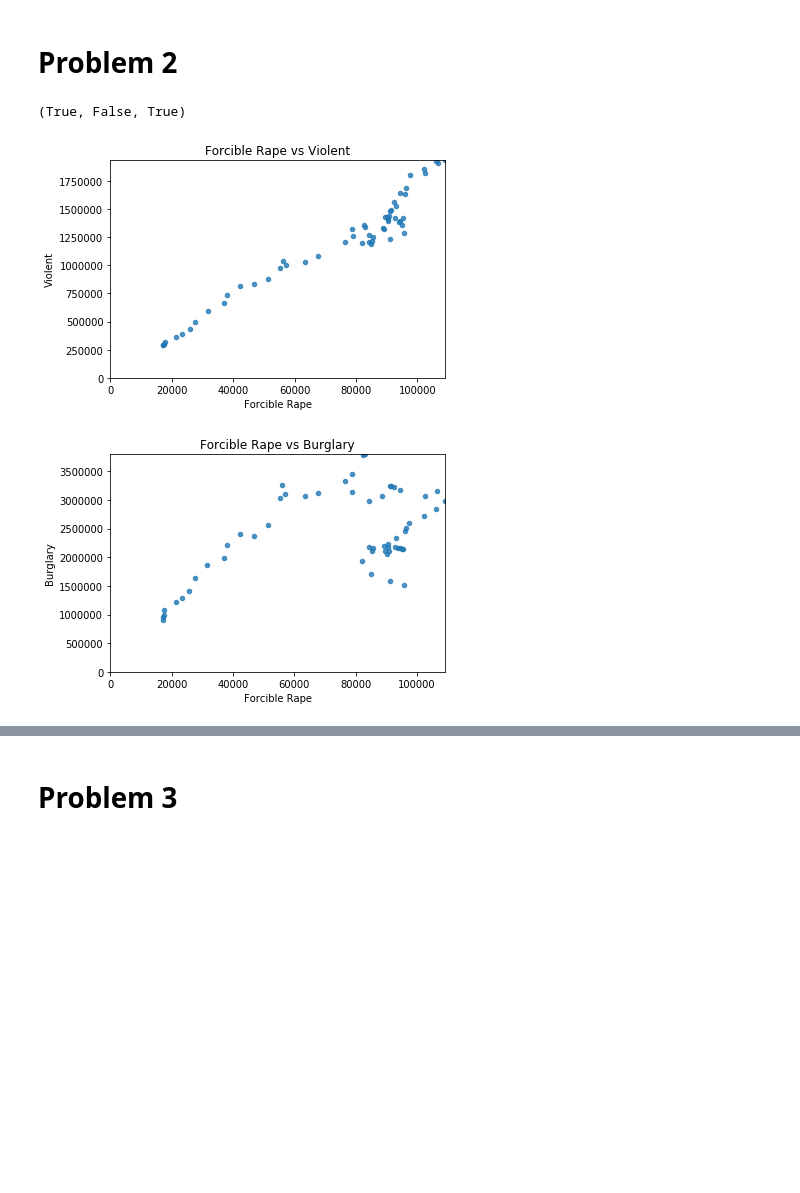
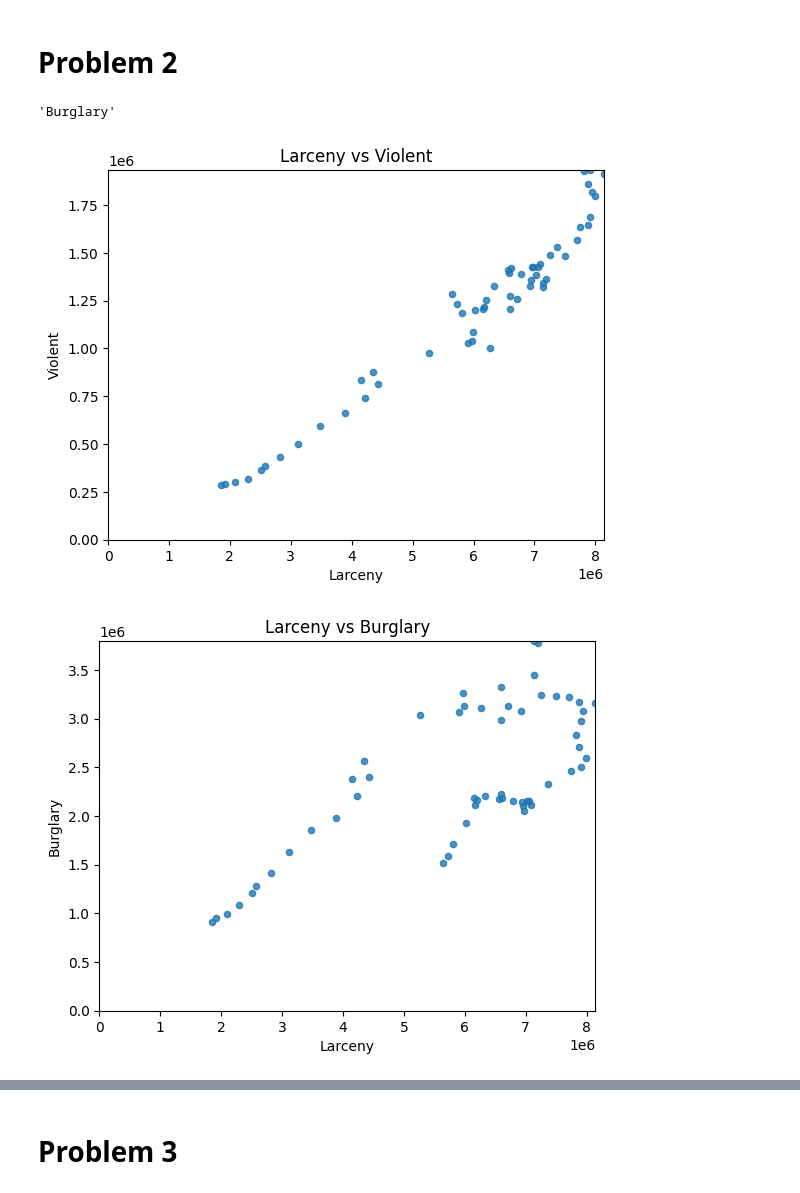
Before and after one commit to binDebug3/volume3, a Jupyter notebook: byu_vol3/Pandas2/pandas2.ipynb, the cells around one changed output, grey strips where cells are left out. Saved outputs shown, nothing was run; the diff lists cells and outputs as text; code cells hidden in the pictures; blank space fills up the shorter version.

```diff
--- a/byu_vol3/Pandas2/pandas2.ipynb
+++ b/byu_vol3/Pandas2/pandas2.ipynb
@@ -39,31 +39,31 @@ prob1()
 # %%
 def build(crimes, xlabel, ylabel):
     crimes.plot(kind="scatter", x=xlabel, y=ylabel,
                 alpha=.8,xlim=(0,max(crimes[xlabel])+1),
                 ylim=(0,max(crimes[ylabel])+1),
                 title=f"{xlabel} vs {ylabel}")
 
 def prob2():
     """
     Use a visualization for each of the following to identify if trends exists
     between Forcible Rape and
         1. Violent
         2. Burglary
         3. Aggravated Assault
     Plot each visualization.
     Return a tuple of booleans. Each entry should identify whether that
     element correlates or not.
     """
-    crimes = pd.read_csv("crime_data.csv", index_col="Year")
+    crimes = pd.read_csv("/mnt/c/Users/dalli/source/acme_senior/volume3/byu_vol3/Pandas2/crime_data.csv", index_col="Year")
 
     interests = ["Violent", "Burglary", "Aggravated Assault"]
     for interest in interests:
-        build(crimes, "Forcible Rape", interest)
+        build(crimes, "Larceny", interest)
 
-    return (True, False, True)
+    return "Burglary"
 
 prob2()
 # %% [output]
-(True, False, True)
+'Burglary'
-[figure, old version]
+[figure, new version]
-[figure, old version]
+[figure, new version]
```
Also changed, not shown: parts of 5 cells of this notebook, 4 other files.
